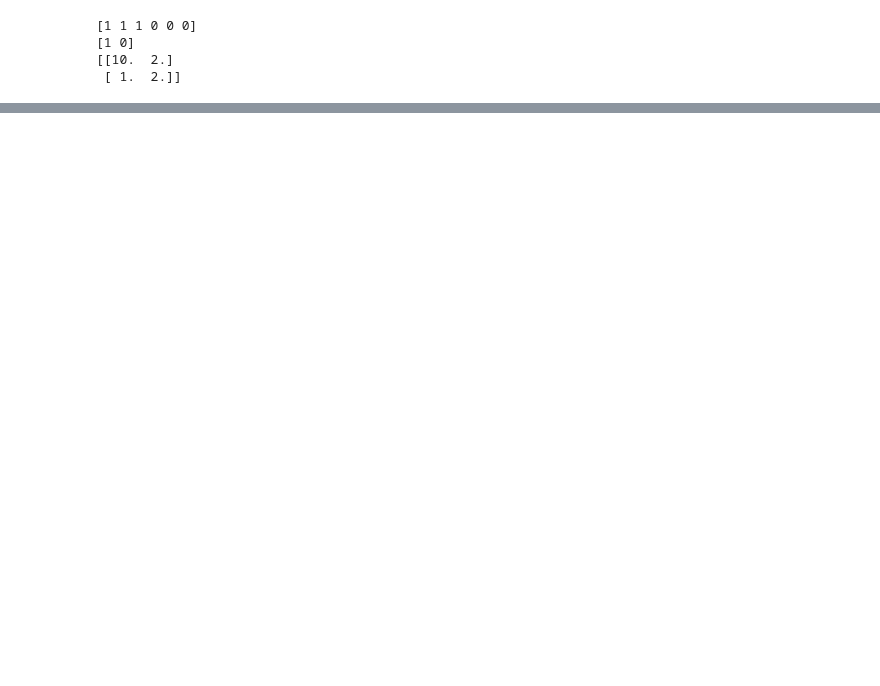
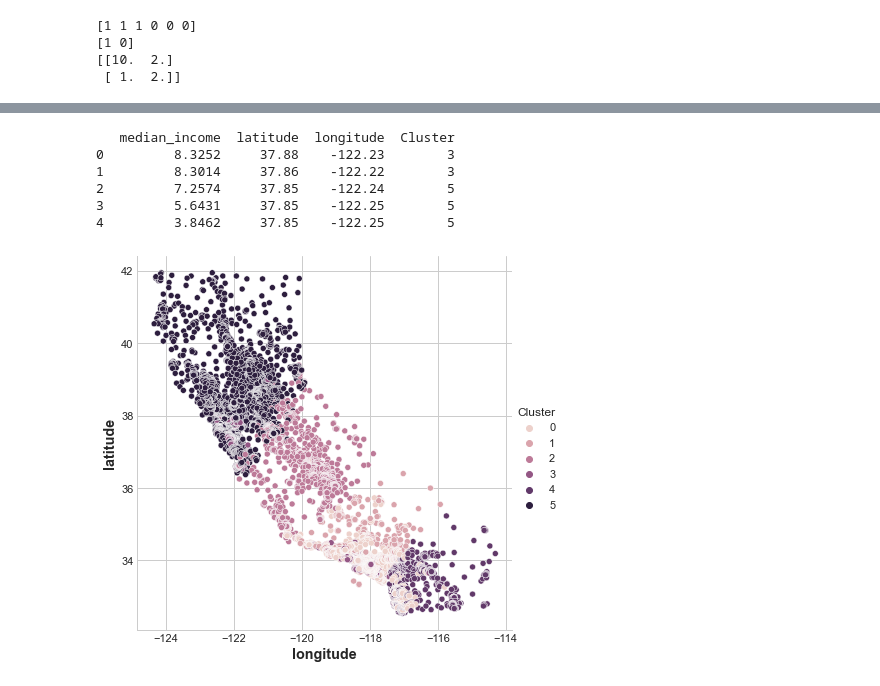
Before and after one commit to xihuishawpy/little_demo, a Jupyter notebook: ML/面向sklearn-doc学习/无监督学习/聚类.ipynb, the cells around one changed output, grey strips where cells are left out. Cells and saved outputs as stored; diff of their text form; code cells hidden in the pictures; blank space fills up the shorter version.

Commit message:
add minibatch kmeans

```diff
--- a/ML/面向sklearn-doc学习/无监督学习/聚类.ipynb
+++ b/ML/面向sklearn-doc学习/无监督学习/聚类.ipynb
@@ -40,0 +47,30 @@ mini-batch 指的是小批量，通过`小批量数据来减少计算时间`，
+# %%
+import pandas as pd
+import numpy as np
+import matplotlib.pyplot as plt
+import seaborn as sns
+sns.set()
+from sklearn.cluster import MiniBatchKMeans
+
+data = pd.read_csv("https://raw.githubusercontent.com/ageron/handson-ml/master/datasets/housing/housing.csv")
+data = data.loc[:, ["median_income", "latitude", "longitude"]]
+
+kmeans = MiniBatchKMeans(n_clusters=6, random_state=0, batch_size=6)
+data["Cluster"] = kmeans.fit_predict(data)
+data["Cluster"] = data["Cluster"].astype("int")
+print(data.head())
+
+
+plt.style.use('seaborn-whitegrid')
+plt.rc("figure", autolayout=True)
+plt.rc("axes", labelweight='bold', labelsize='large', titleweight='bold', titlesize=14, titlepad=10)
+sns.relplot(x='longitude', y='latitude', hue='Cluster', data=data, height=6)
+plt.show()
+# %% [output]
+   median_income  latitude  longitude  Cluster
+0         8.3252     37.88    -122.23        3
+1         8.3014     37.86    -122.22        3
+2         7.2574     37.85    -122.24        5
+3         5.6431     37.85    -122.25        5
+4         3.8462     37.85    -122.25        5
+[figure, added]
```
Also changed, not shown: parts of 2 cells of this notebook.
